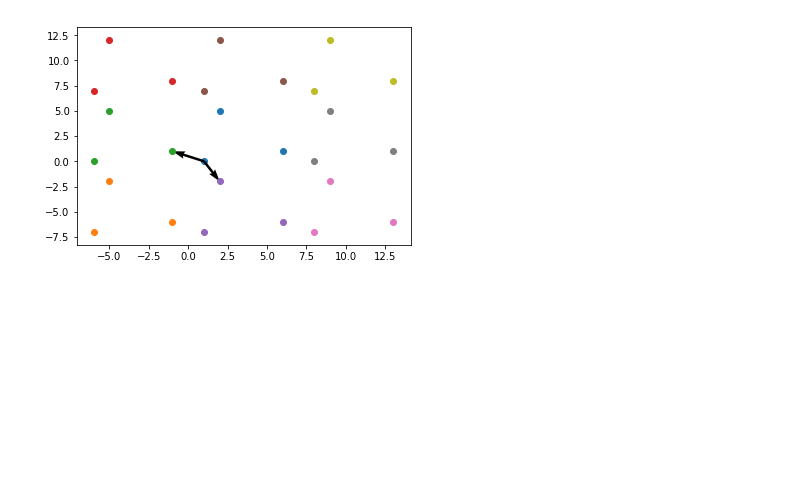
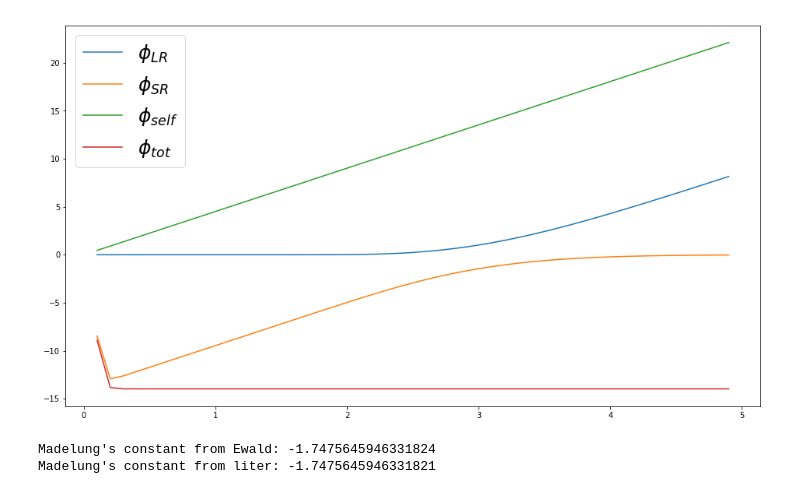
Before and after one commit to felio92/compsci_MD-Project, a Jupyter notebook: Ewald Sum.ipynb, the cells around one changed output. Drawn from its saved outputs; the diff is of its cells as text; code cells hidden in the pictures; blank space fills up the shorter version.

Commit message:
Added Ewald Sum notebook (potentials only so far)

```diff
--- a/Ewald Sum.ipynb
+++ b/Ewald Sum.ipynb
@@ -36,8 +9,3 @@ charges = np.asarray([1, -2, 1])
-# %%
-nb_images = np.asarray([coord + [7*a, 7*b] for a in range(-1,2) for b in range(-1,2) if  not (a==0 and b==0)])
-plt.scatter(coord[:,0],coord[:,1])
-plt.quiver([1,1],[0,0],vec[0,1:,0],vec[0,1:,1],scale=1,scale_units='xy', angles='xy')
-for i in range(8):
-    plt.scatter(nb_images[i,:,0], nb_images[i,:,1])
-# %% [output]
-[figure, removed]
+# %%
+boxsize = (0, 1)
+L = boxsize[1] - boxsize[0]
@@ -43,0 +66,28 @@ for i in range(8):
+# %%
+def nacl_ewald(r_cutoff, n_max, k_cutoff):
+    charges = np.asarray([-1, -1., -1, -1, 1, 1, 1, 1])
+    coord =np.asarray([[0,0,0], [1/2,1/2,0], [1/2,0,1/2], [0,1/2,1/2],
+                       [1/2,1/2,1/2], [1/2,0,0], [0,1/2,0],[0,0,1/2]])
+    a_array = np.arange(0.1, 5, 0.1)
+    E_array = [Ewald(charges,(0,1),a_i,r_cutoff, n_max, k_cutoff, 1e-10) for a_i in a_array]
+    pot_lr = np.asarray([E.pot_lr(coord) for E in E_array])
+    pot_sr = np.asarray([E.pot_sr(coord) for E in E_array])
+    pot_self = [E.pot_self() for E in E_array]
+    pot_total = pot_lr + pot_sr - pot_self
+    return a_array, pot_lr, pot_sr, pot_self, pot_total
+# %%
+a_array, pot_lr, pot_sr, pot_self, pot_total =nacl_ewald(10, 10, 10)
+# %%
+fig, ax = plt.subplots(figsize=(16,9))
+ax.plot(a_array, pot_lr, label="$\phi_{LR}$")
+ax.plot(a_array, pot_sr, label="$\phi_{SR}$")
+ax.plot(a_array, pot_self, label="$\phi_{self}$")
+ax.plot(a_array, pot_total, label="$\phi_{tot}$")
+ax.legend(fontsize=25)
+plt.show()
+print("Madelung's constant from Ewald:",np.sum(pot_total[12:]/len(pot_total[12:])/8))
+print("Madelung's constant from liter:",-1.7475645946331821)
+# %% [output]
+[figure, added]
+Madelung's constant from Ewald: -1.7475645946331824
+Madelung's constant from liter: -1.7475645946331821
```
Also changed, not shown: parts of 4 cells of this notebook.
